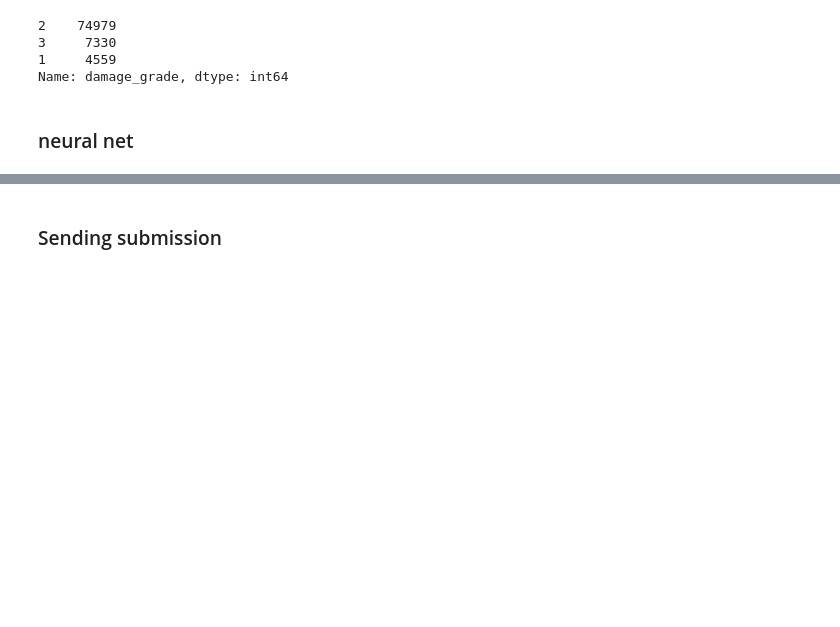
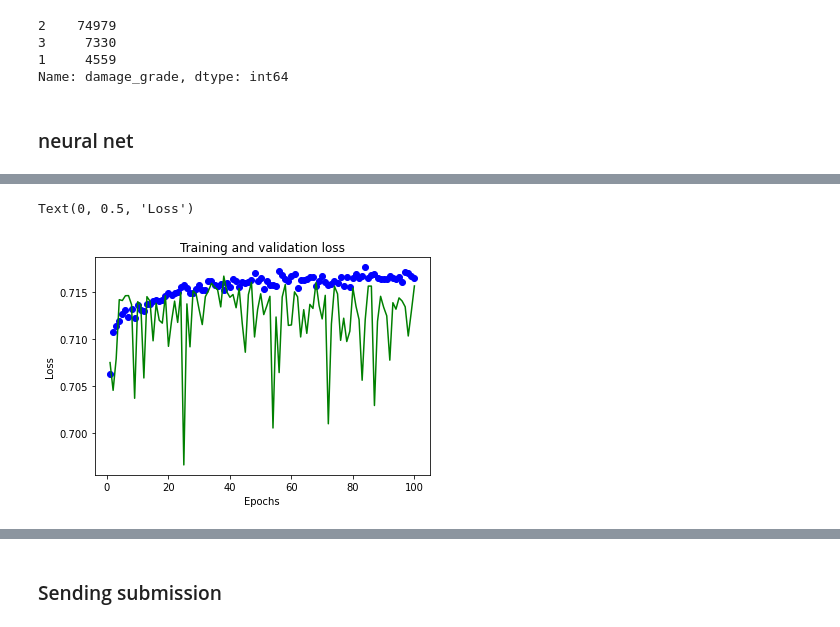
Before and after one commit to G94/earthquake_damage_ml, a Jupyter notebook: Modeling.ipynb, the cells around one changed output, grey strips where cells are left out. Cells and saved outputs as stored; diff of their text form; code cells hidden in the pictures; blank space fills up the shorter version.

```diff
--- a/Modeling.ipynb
+++ b/Modeling.ipynb
@@ -866,2 +916,18 @@ KeyboardInterrupt:
+# %%
+import matplotlib.pyplot as plt
+
+accuracy_ = history.history['accuracy']
+val_accuracy_ = history.history['val_accuracy']
+
+epochs = range(1, len(loss) + 1)
+
+plt.plot(epochs, accuracy_, 'bo', label='Training Accuraccy')
+plt.plot(epochs, val_accuracy_, 'b', label='Validation Accuraccy', color = "g")
+plt.title('Training and validation loss')
+plt.xlabel('Epochs')
+plt.ylabel('Loss')
+# %% [output]
+Text(0, 0.5, 'Loss')
+[figure, added]
 # %%
 y_pred_total = model_total.predict(X_test_encode)
```
Also changed, not shown: parts of 24 cells of this notebook.
